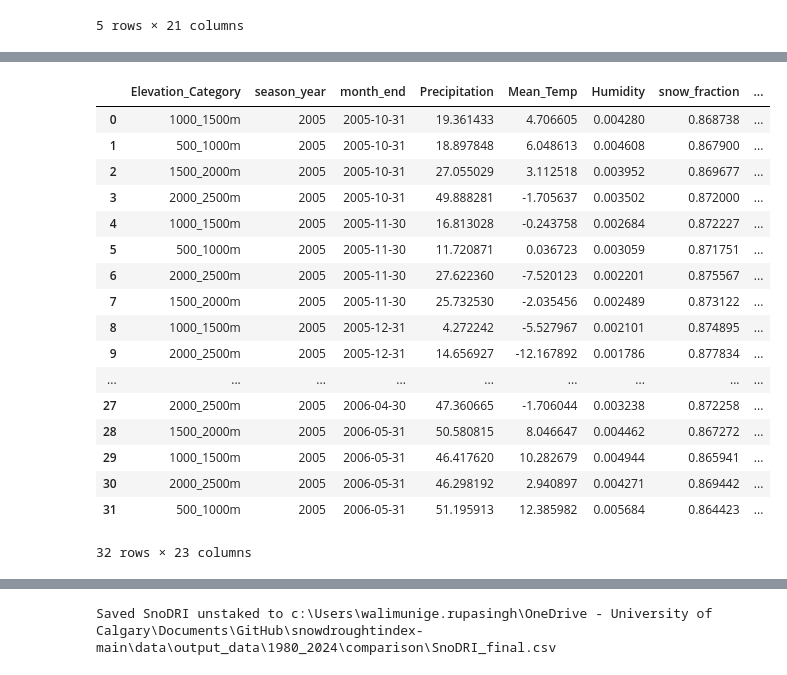
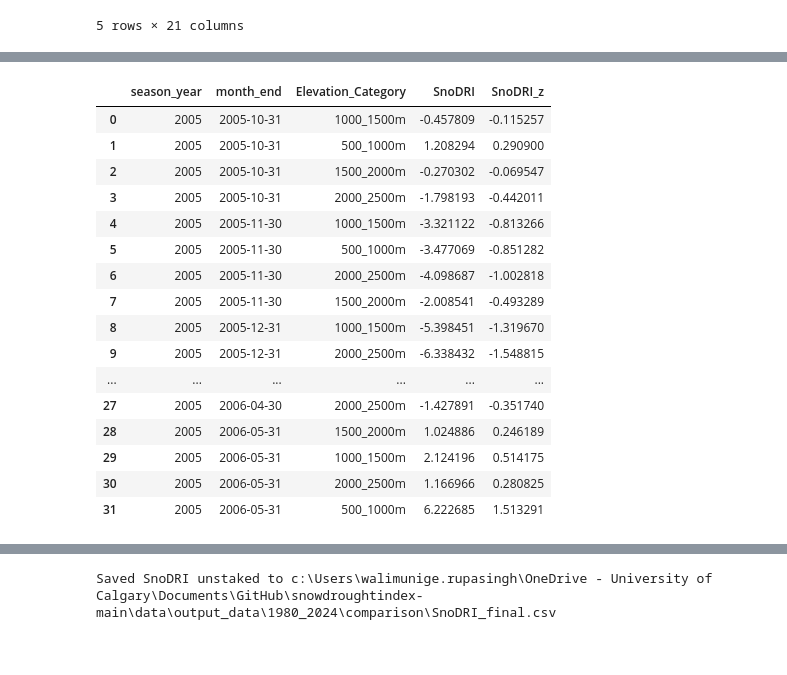
Before and after one commit to Nadiesenali/snowdroughtindex-main, a Jupyter notebook: notebooks/workflows/7_SnoDRI_workflow.ipynb, the cells around one changed output, grey strips where cells are left out. Saved outputs shown, nothing was run; the diff lists cells and outputs as text; code cells hidden in the pictures.

```diff
--- a/notebooks/workflows/7_SnoDRI_workflow.ipynb
+++ b/notebooks/workflows/7_SnoDRI_workflow.ipynb
@@ -23,7 +27,7 @@ logger = logging.getLogger(__name__)
 # %%
 # Configuration
 config = {
-    'casr_input_dir': project_root / 'data' / 'output_data' / '1980_2024'/'comparison'/'bow_combined_full_data.csv',
+    'casr_input_dir': project_root / 'data' / 'output_data' / '1980_2024'/'comparison'/'bow_combined_full_data-GEOG-F3SDBY3.csv',
     'monthly_precip_input_dir': project_root / 'data' / 'output_data' / '1980_2024'/'comparison'/'monthly_precip_winter_Oct_May.csv',
     'shapefile_dir': project_root / 'data' / 'input_data' / 'shapefiles'/'BowRiverBasin'/'Bow_elevation_combined.shp',
     'output_dir': project_root / 'data' / 'output_data' / '1980_2024'/ 'comparison',
@@ -169,3 +173,12 @@ display(monthly_avg.head(10))
 |  | 1980-08-31 | 54.980759 | 91.516183 | 67.129051 | 41.207097 |
 |  | 1980-09-30 | 57.834764 | 70.262122 | 74.402893 | 25.526568 |
 | 1980 | 1980-10-31 | 23.722882 | 32.100595 | 23.455035 | 27.613888 |
+# %%
+# drop 1979 as incomplete season
+average_seasonal_precip = monthly_avg.reset_index()
+average_seasonal_precip = average_seasonal_precip[average_seasonal_precip['Season_year'] != 1979]
+
+# select october to may months only
+average_seasonal_precip = average_seasonal_precip[average_seasonal_precip['date'].dt.month.isin([10,11,12,1,2,3,4,5])]
+average_seasonal_precip = average_seasonal_precip.reset_index(drop=True)
+display(average_seasonal_precip.head(10))
@@ -338,9 +363,9 @@ display(spi_df.tail(40))
 | 535 | 2023 | 2024-08-31 | 0.825086 | 0.993805 | 1.129793 | 0.913981 |
 | 536 | 2023 | 2024-09-30 | 0.696883 | 0.607380 | 0.699711 | 1.112945 |
 # %%
-spi3 = compute_spi_for_window(monthly_avg, m=3)
-spi4 = compute_spi_for_window(monthly_avg, m=4)
-spi6 = compute_spi_for_window(monthly_avg, m=6)
+spi3 = compute_spi_for_window(average_seasonal_precip, m=3)
+spi4 = compute_spi_for_window(average_seasonal_precip, m=4)
+spi6 = compute_spi_for_window(average_seasonal_precip, m=6)
 
 display(spi3.head())
 display(spi4.head())
@@ -810,6 +835,7 @@ weights = {
     'spi3_z': 0.88,
     'spi4_z': 0.98,
     'spi6_z': 1.93,
+    'snow_fraction_z': 0.70
 }
 # Calculate weighted sum to produce SnoDRI
 df = monthly_by_elevation_df_std.copy()
@@ -820,5 +846,5 @@ mu_sno = df['SnoDRI'].mean(skipna=True)
 sigma_sno = df['SnoDRI'].std(skipna=True, ddof=0)
 df['SnoDRI_z'] = (df['SnoDRI'] - mu_sno) / sigma_sno if sigma_sno else np.nan
 
-display(df[['season_year', 'month_end', 'Elevation_Category', 'SnoDRI', 'SnoDRI_z']].head())
+display(df.head())
 # %% [output]
@@ -831,31 +876,34 @@ display(df[['season_year', 'month_end', 'Elevation_Category', 'SnoDRI', 'SnoDRI_
 # %%
 # Display monthly dataframe `df` for season_year 2005
 season = 2005
 
 if 'df' not in globals():
     raise NameError("DataFrame `df` is not available in the notebook namespace.")
 
 sel = df[df['season_year'] == season].sort_values('month_end').reset_index(drop=True)
+
+# keep only relevant columns for display
+display_cols = ['season_year', 'month_end', 'Elevation_Category', 'SnoDRI', 'SnoDRI_z']
+sel = sel[display_cols]
 if sel.empty:
     print(f"No rows found for season_year {season}")
 else:
     display(sel)
 # %% [output]
-|  | Elevation_Category | season_year | month_end | Precipitation | Mean_Temp | Humidity | snow_fraction | ... |
-| 0 | 1000_1500m | 2005 | 2005-10-31 | 19.361433 | 4.706605 | 0.004280 | 0.868738 | ... |
-| 1 | 500_1000m | 2005 | 2005-10-31 | 18.897848 | 6.048613 | 0.004608 | 0.867900 | ... |
-| 2 | 1500_2000m | 2005 | 2005-10-31 | 27.055029 | 3.112518 | 0.003952 | 0.869677 | ... |
-| 3 | 2000_2500m | 2005 | 2005-10-31 | 49.888281 | -1.705637 | 0.003502 | 0.872000 | ... |
-| 4 | 1000_1500m | 2005 | 2005-11-30 | 16.813028 | -0.243758 | 0.002684 | 0.872227 | ... |
-| 5 | 500_1000m | 2005 | 2005-11-30 | 11.720871 | 0.036723 | 0.003059 | 0.871751 | ... |
-| 6 | 2000_2500m | 2005 | 2005-11-30 | 27.622360 | -7.520123 | 0.002201 | 0.875567 | ... |
-| 7 | 1500_2000m | 2005 | 2005-11-30 | 25.732530 | -2.035456 | 0.002489 | 0.873122 | ... |
-| 8 | 1000_1500m | 2005 | 2005-12-31 | 4.272242 | -5.527967 | 0.002101 | 0.874895 | ... |
-| 9 | 2000_2500m | 2005 | 2005-12-31 | 14.656927 | -12.167892 | 0.001786 | 0.877834 | ... |
-| ... | ... | ... | ... | ... | ... | ... | ... | ... |
-| 27 | 2000_2500m | 2005 | 2006-04-30 | 47.360665 | -1.706044 | 0.003238 | 0.872258 | ... |
-| 28 | 1500_2000m | 2005 | 2006-05-31 | 50.580815 | 8.046647 | 0.004462 | 0.867272 | ... |
-| 29 | 1000_1500m | 2005 | 2006-05-31 | 46.417620 | 10.282679 | 0.004944 | 0.865941 | ... |
-| 30 | 2000_2500m | 2005 | 2006-05-31 | 46.298192 | 2.940897 | 0.004271 | 0.869442 | ... |
-| 31 | 500_1000m | 2005 | 2006-05-31 | 51.195913 | 12.385982 | 0.005684 | 0.864423 | ... |
+|  | season_year | month_end | Elevation_Category | SnoDRI | SnoDRI_z |
+| 0 | 2005 | 2005-10-31 | 1000_1500m | -0.457809 | -0.115257 |
+| 1 | 2005 | 2005-10-31 | 500_1000m | 1.208294 | 0.290900 |
+| 2 | 2005 | 2005-10-31 | 1500_2000m | -0.270302 | -0.069547 |
+| 3 | 2005 | 2005-10-31 | 2000_2500m | -1.798193 | -0.442011 |
+| 4 | 2005 | 2005-11-30 | 1000_1500m | -3.321122 | -0.813266 |
+| 5 | 2005 | 2005-11-30 | 500_1000m | -3.477069 | -0.851282 |
+| 6 | 2005 | 2005-11-30 | 2000_2500m | -4.098687 | -1.002818 |
+| 7 | 2005 | 2005-11-30 | 1500_2000m | -2.008541 | -0.493289 |
+| 8 | 2005 | 2005-12-31 | 1000_1500m | -5.398451 | -1.319670 |
+| 9 | 2005 | 2005-12-31 | 2000_2500m | -6.338432 | -1.548815 |
+| ... | ... | ... | ... | ... | ... |
+| 27 | 2005 | 2006-04-30 | 2000_2500m | -1.427891 | -0.351740 |
+| 28 | 2005 | 2006-05-31 | 1500_2000m | 1.024886 | 0.246189 |
+| 29 | 2005 | 2006-05-31 | 1000_1500m | 2.124196 | 0.514175 |
+| 30 | 2005 | 2006-05-31 | 2000_2500m | 1.166966 | 0.280825 |
+| 31 | 2005 | 2006-05-31 | 500_1000m | 6.222685 | 1.513291 |
-32 rows × 23 columns
```
Also changed, not shown: parts of 15 cells of this notebook, 3 other files.
